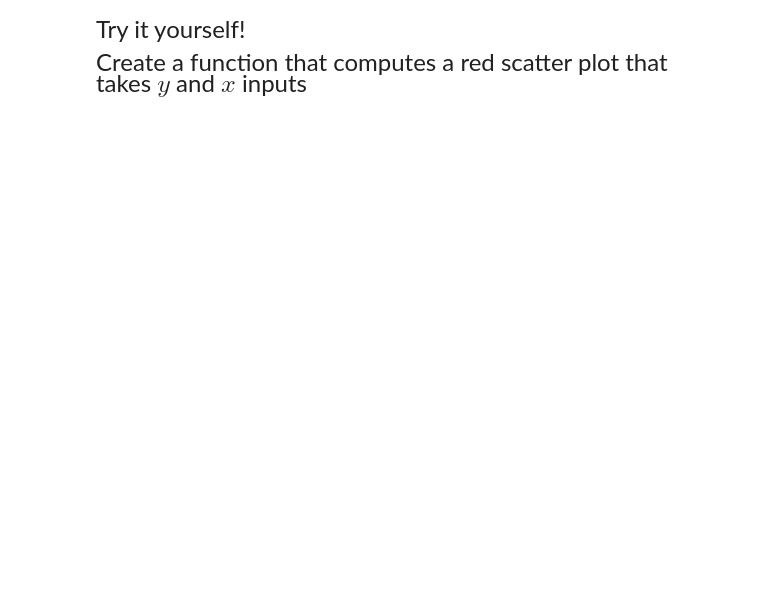
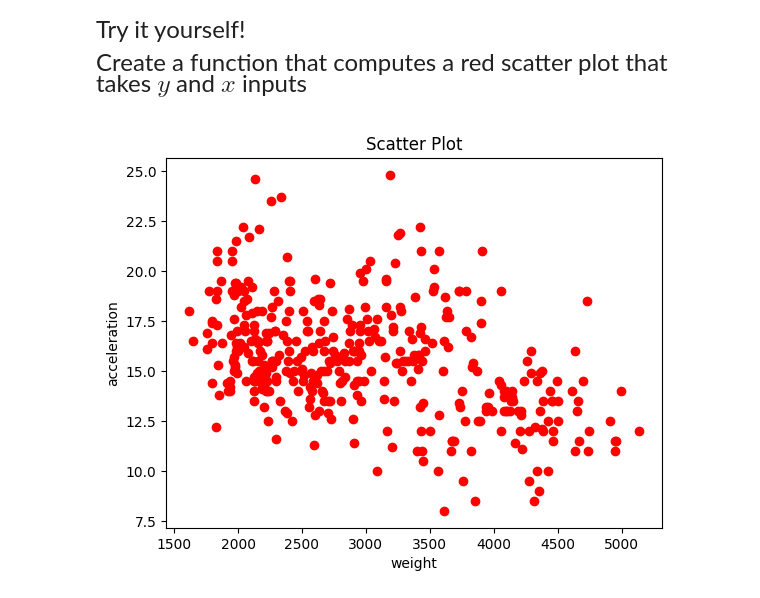
Before and after one commit to jonathanzhang-cs/emoryQTM151, a Jupyter notebook: Lecture 08/Lecture 8 copy.ipynb, the cells around one changed output. Cells and saved outputs as stored; diff of their text form; code cells hidden in the pictures; blank space fills up the shorter version.

```diff
--- a/Lecture 08/Lecture 8 copy.ipynb
+++ b/Lecture 08/Lecture 8 copy.ipynb
@@ -262,0 +309,15 @@ Create a function that computes a red scatter plot that takes $y$ and $x$ inputs
+# %%
+# Write your own code
+# Define the function
+def red_scatter(table,x,y,title):
+    plt.scatter(x = table[x], y=table[y],color = "red")
+    plt.title(title)
+    plt.xlabel(x)
+    plt.ylabel(y)
+    plt.show()
+
+carfeatures = pd.read_csv("data/features.csv")
+
+red_scatter(table=carfeatures, x="weight", y="acceleration",title = "Scatter Plot")
+# %% [output]
+[figure, added]
```
Also changed, not shown: parts of 13 cells of this notebook.
